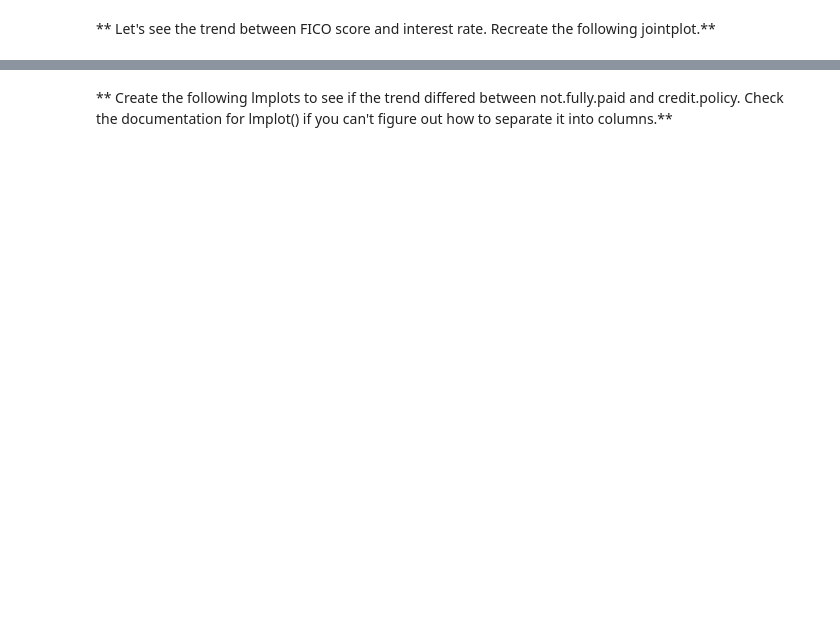
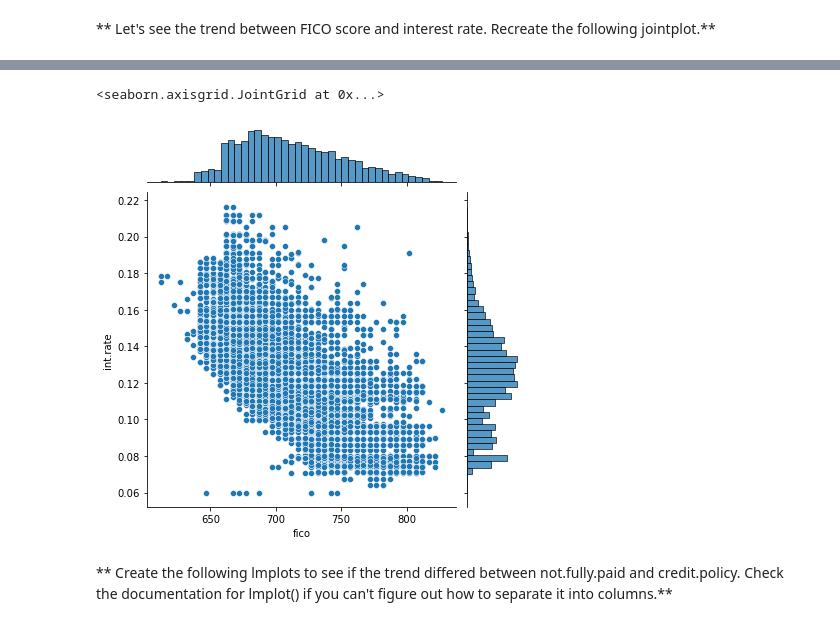
Before and after one commit to ZyWang7/Machine-Learning, a Jupyter notebook: Decision-Trees&Random-Forests/02-Decision-Trees-and-Random-Forest-Project.ipynb, the cells around one changed output, grey strips where cells are left out. Saved outputs shown, nothing was run; the diff lists cells and outputs as text; code cells hidden in the pictures; blank space fills up the shorter version.

```diff
--- a/Decision-Trees&Random-Forests/02-Decision-Trees-and-Random-Forest-Project.ipynb
+++ b/Decision-Trees&Random-Forests/02-Decision-Trees-and-Random-Forest-Project.ipynb
@@ -117,2 +129,7 @@ ValueError: The following variable cannot be assigned with wide-form data: `hue`
+# %%
+sns.jointplot(data=loans,x='fico',y='int.rate')
+# %% [output]
+<seaborn.axisgrid.JointGrid at 0x...>
+[figure, added]
 # %% [markdown]
 ** Create the following lmplots to see if the trend differed between not.fully.paid and credit.policy. Check the documentation for lmplot() if you can't figure out how to separate it into columns.**
```
Also changed, not shown: parts of 11 cells of this notebook.
